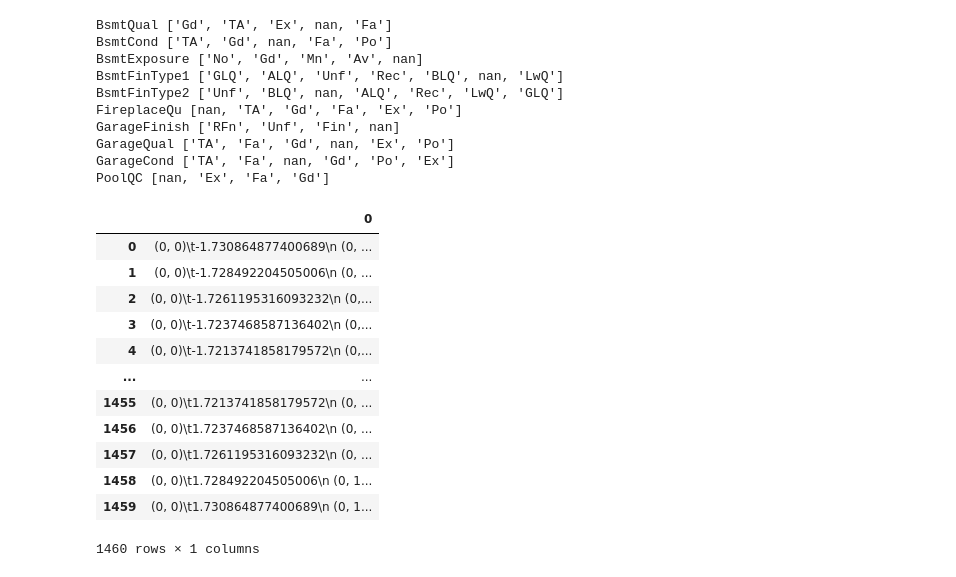
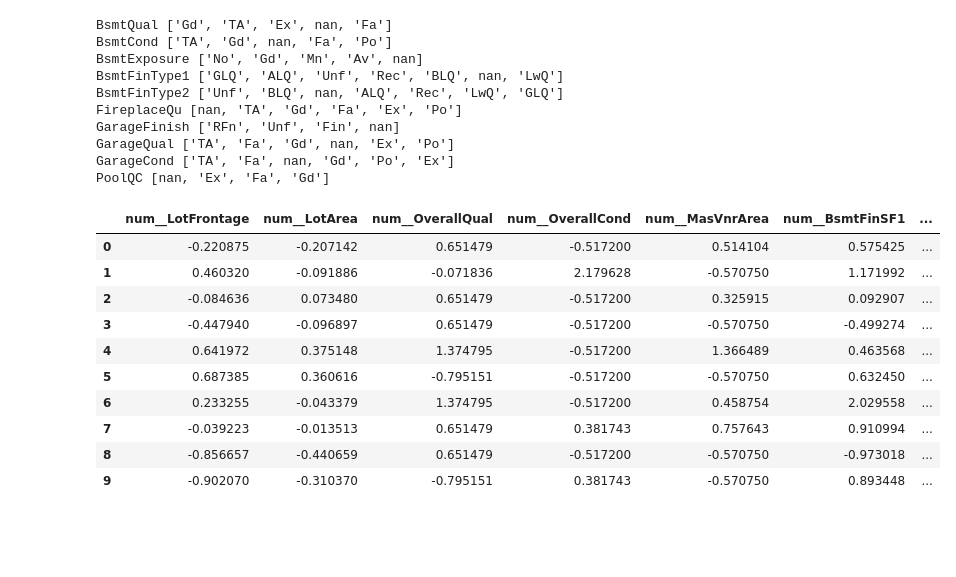
Before and after one commit to yingfangliang/house-price-multi-task-learning, a Jupyter notebook: house_prices_multi_task.ipynb, the cells around one changed output. Drawn from its saved outputs; the diff is of its cells as text; code cells hidden in the pictures; blank space fills up the shorter version.

```diff
--- a/house_prices_multi_task.ipynb
+++ b/house_prices_multi_task.ipynb
@@ -102,6 +102,7 @@ def getHouseCat(row):
         return y+"_"+h+"Floor"+"_"+b+"Bldg"+"_"+rmd
 
 df["HouseCat"] = df.apply(lambda row: getHouseCat(row), axis = 1)
+df.drop(["HouseStyle", "BldgType", "YearBuilt", "YearRemodAdd"], axis = 1, inplace = True)
 display(pd.DataFrame(df["HouseCat"].value_counts()).reset_index().rename(columns={"index": "HouseCat", "HouseCat": "Count"}))
 # %% [output]
 |  | HouseCat | Count |
@@ -121,7 +122,8 @@ display(pd.DataFrame(df["HouseCat"].value_counts()).reset_index().rename(columns
 # %%
 target_price = df.SalePrice.copy()
 target_house_cat = df.HouseCat.copy()
-df.drop(["SalePrice", "HouseCat"], axis = 1, inplace = True)
+target_house_cat = pd.Series(LabelEncoder().fit_transform(target_house_cat))
+df.drop(["Id", "SalePrice", "HouseCat"], axis = 1, inplace = True)
 # %% [markdown]
 ### Redefine NA and MSSubClass
 # %%
@@ -217,20 +221,17 @@ preprocessing = ColumnTransformer([
     ("rank_PoolQC", rank_pipelines["PoolQC"], ["PoolQC"])],
     remainder = "passthrough")
 # %%
-#df_prep = pd.DataFrame(preprocessing.fit_transform(df), columns = preprocessing.get_feature_names_out())
-#display(df_prep.head(10))
-pd.DataFrame(preprocessing.fit_transform(df))
+df_prep = pd.DataFrame(preprocessing.fit_transform(df).toarray(), columns = preprocessing.get_feature_names_out())
+display(df_prep.head(10))
 # %% [output]
-|  | 0 |
-| 0 | (0, 0)\t-1.730864877400689\n (0, ... |
-| 1 | (0, 0)\t-1.728492204505006\n (0, ... |
-| 2 | (0, 0)\t-1.7261195316093232\n (0,... |
-| 3 | (0, 0)\t-1.7237468587136402\n (0,... |
-| 4 | (0, 0)\t-1.7213741858179572\n (0,... |
-| ... | ... |
-| 1455 | (0, 0)\t1.7213741858179572\n (0, ... |
-| 1456 | (0, 0)\t1.7237468587136402\n (0, ... |
-| 1457 | (0, 0)\t1.7261195316093232\n (0, ... |
-| 1458 | (0, 0)\t1.728492204505006\n (0, 1... |
-| 1459 | (0, 0)\t1.730864877400689\n (0, 1... |
+|  | num__LotFrontage | num__LotArea | num__OverallQual | num__OverallCond | num__MasVnrArea | num__BsmtFinSF1 | ... |
+| 0 | -0.220875 | -0.207142 | 0.651479 | -0.517200 | 0.514104 | 0.575425 | ... |
+| 1 | 0.460320 | -0.091886 | -0.071836 | 2.179628 | -0.570750 | 1.171992 | ... |
+| 2 | -0.084636 | 0.073480 | 0.651479 | -0.517200 | 0.325915 | 0.092907 | ... |
+| 3 | -0.447940 | -0.096897 | 0.651479 | -0.517200 | -0.570750 | -0.499274 | ... |
+| 4 | 0.641972 | 0.375148 | 1.374795 | -0.517200 | 1.366489 | 0.463568 | ... |
+| 5 | 0.687385 | 0.360616 | -0.795151 | -0.517200 | -0.570750 | 0.632450 | ... |
+| 6 | 0.233255 | -0.043379 | 1.374795 | -0.517200 | 0.458754 | 2.029558 | ... |
+| 7 | -0.039223 | -0.013513 | 0.651479 | 0.381743 | 0.757643 | 0.910994 | ... |
+| 8 | -0.856657 | -0.440659 | 0.651479 | -0.517200 | -0.570750 | -0.973018 | ... |
+| 9 | -0.902070 | -0.310370 | -0.795151 | 0.381743 | -0.570750 | 0.893448 | ... |
-1460 rows × 1 columns
```
Also changed, not shown: parts of 14 cells of this notebook.
